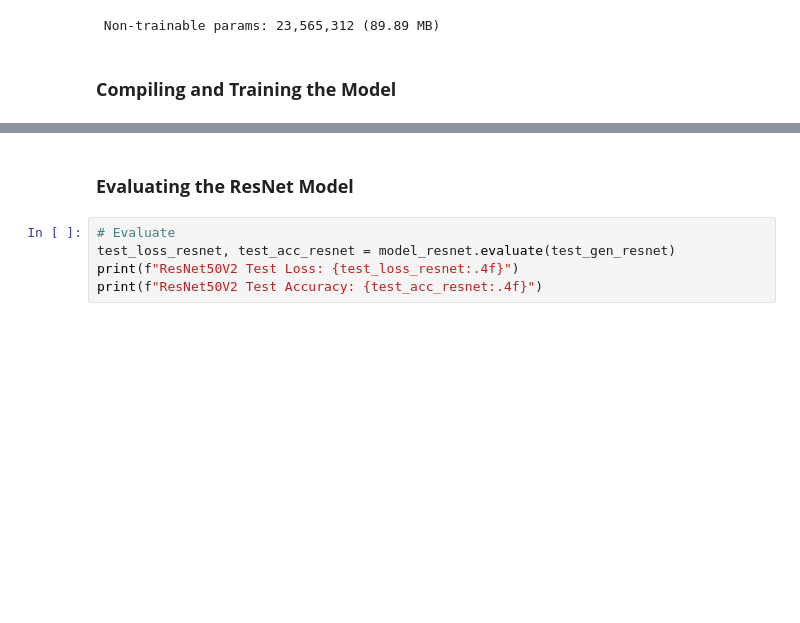
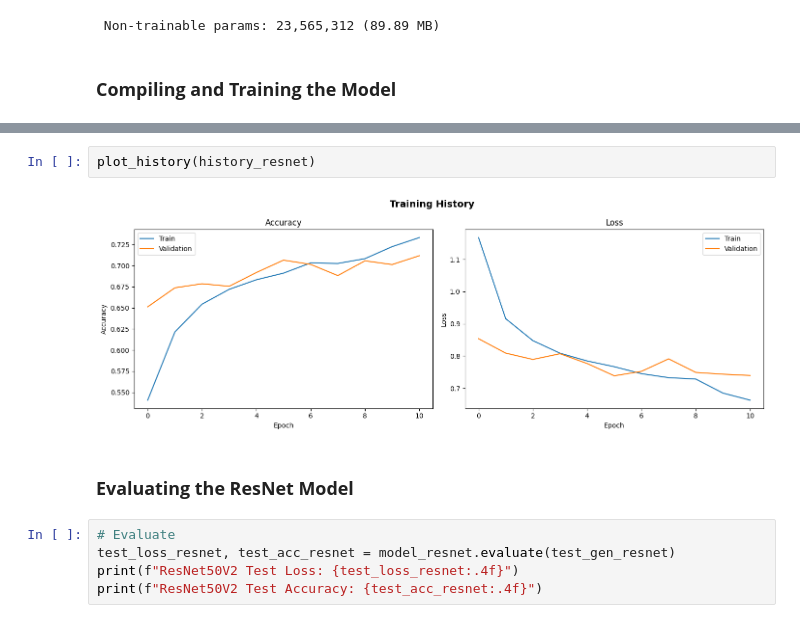
Before and after one commit to narayananxyz/deep_learning, a Jupyter notebook: capstone/Reference_Notebook_Facial_Emotion_Detection_Full_Code.ipynb, the cells around one changed output, grey strips where cells are left out. Saved outputs shown, nothing was run; the diff lists cells and outputs as text; blank space fills up the shorter version.

```diff
--- a/capstone/Reference_Notebook_Facial_Emotion_Detection_Full_Code.ipynb
+++ b/capstone/Reference_Notebook_Facial_Emotion_Detection_Full_Code.ipynb
@@ -1227,3 +1248,7 @@ Epoch 16/30
+# %%
+plot_history(history_resnet)
+# %% [output]
+[figure, added]
 # %% [markdown]
 ### **Evaluating the ResNet Model**
 # %%
```
Also changed, not shown: parts of 29 cells of this notebook.
